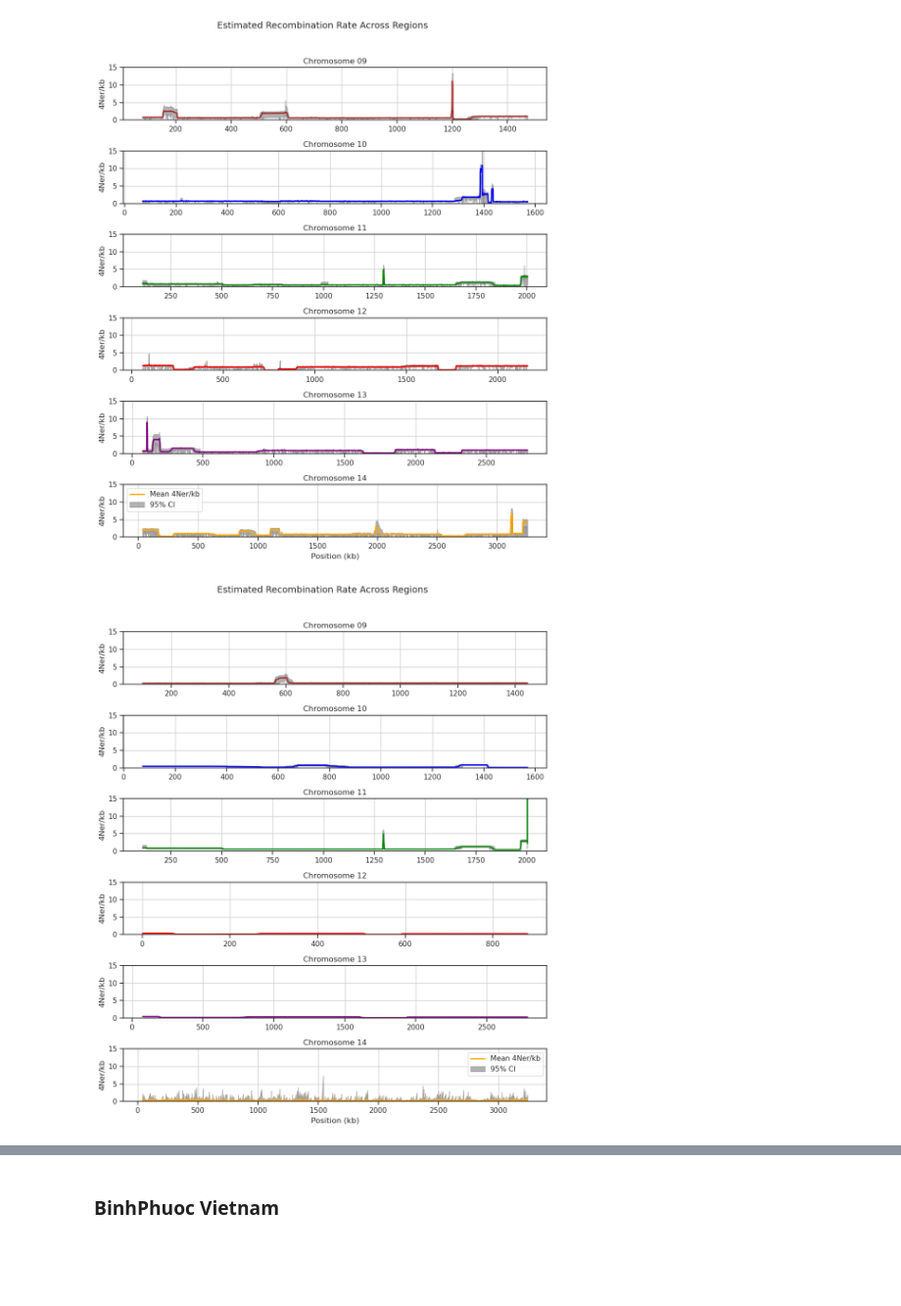
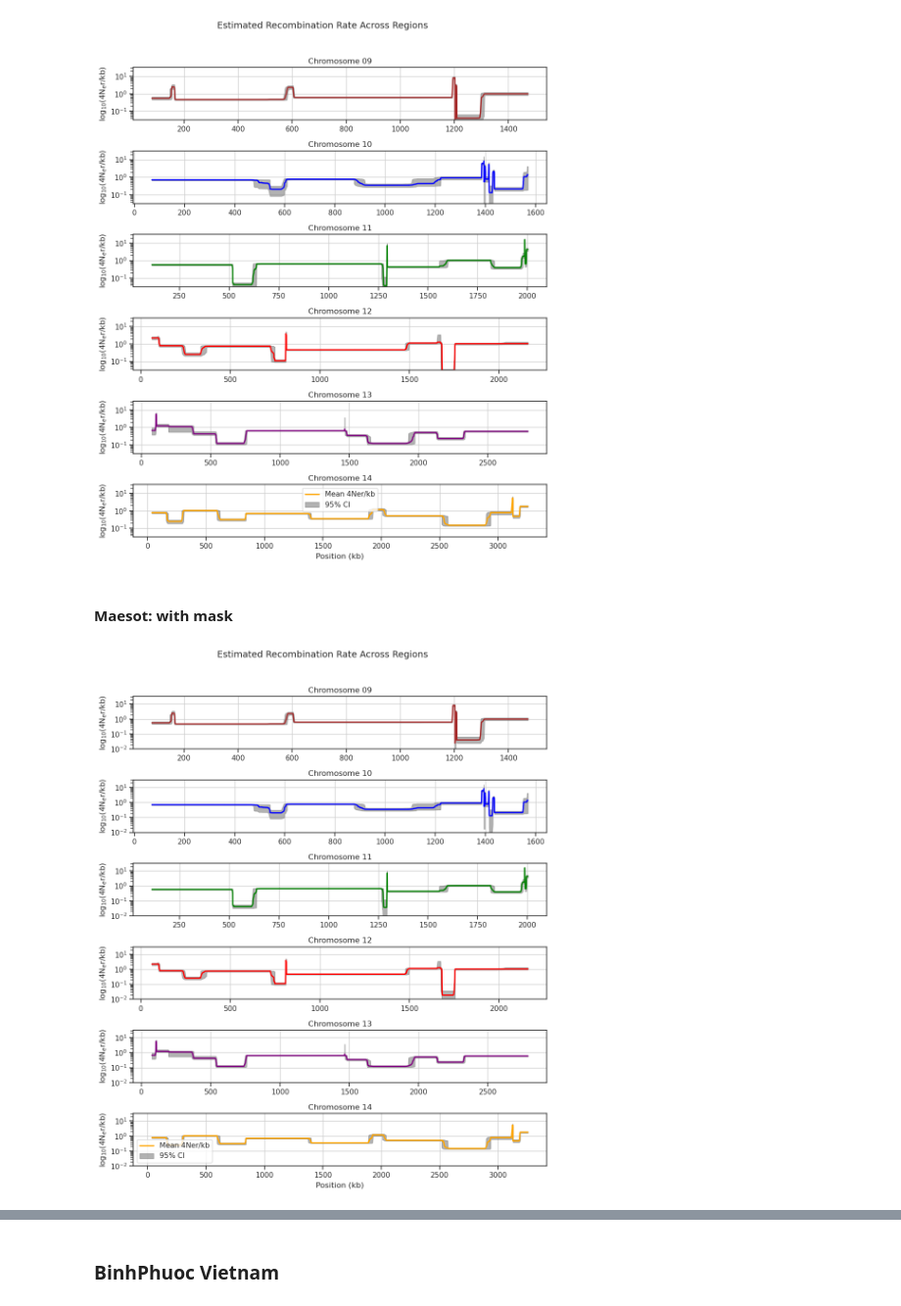
Before and after one commit to Uthara28/Plasmodium_PopGen, a Jupyter notebook: Final_analysis/2_LD_Hat/plot_results.ipynb, the cells around one changed output, grey strips where cells are left out. Shown at 98% size. Drawn from its saved outputs; the diff is of its cells as text; code cells hidden in the pictures; blank space fills up the shorter version.

```diff
--- a/Final_analysis/2_LD_Hat/plot_results.ipynb
+++ b/Final_analysis/2_LD_Hat/plot_results.ipynb
@@ -30,4 +27,0 @@ from scipy.special import logit
-# %%
-filename = '/data/proj2/home/students/u.srinivasan/Plasmodium_us/Inputs/SMC/LD_hat_rho_mu_data/w_missingness/bp_chrom12/outfile.txt'
-df = pd.read_csv(filename, sep='\s+', skiprows=10, header=None, usecols=[0, 1], names=['4Ner(region)', 'Pairwise_Lk'])
-df = df.iloc[1:100,]
@@ -68,4 +27,0 @@ plt.show()
-# %%
-filename = '/data/proj2/home/students/u.srinivasan/Plasmodium_us/Inputs/SMC/LD_hat_rho_mu_data/w_missingness/bp_chrom14/outfile.txt'
-df = pd.read_csv(filename, sep='\s+', skiprows=10, header=None, usecols=[0, 1],names=['4Ner(region)', 'Pairwise_Lk'])
-df = df.iloc[1:100,]
@@ -106,4 +27,0 @@ plt.show()
-# %%
-filename = '/data/proj2/home/students/u.srinivasan/Plasmodium_us/Inputs/SMC/LD_hat_rho_mu_data/Samples_50/ms_chrom12/outfile.txt'
-df = pd.read_csv(filename, sep='\s+', skiprows=10,usecols=[0, 1], header=None, names=['4Ner(region)', 'Pairwise_Lk'])
-df = df.iloc[1:100,]
@@ -149,4 +29,0 @@ plt.show()
-# %%
-o='/data/proj2/home/students/u.srinivasan/Plasmodium_us/Inputs/SMC/LD_hat_rho_mu_data/Samples_50/ms_chrom/outfile.txt'
-df = pd.read_csv(o, sep='\s+', skiprows=10, usecols=[0, 1], header=None, names=['4Ner(region)', 'Pairwise_Lk'])
-df = df.iloc[1:50,]
@@ -208,36 +41,39 @@ res6 = pd.read_csv("/home/usriniva/Desktop/masters/Plasmodium_us_scripts/ld_hat_
 res1 = res1[res1['Loci'] > 0]
 res2 = res2[res2['Loci'] > 0]
 res3 = res3[res3['Loci'] > 0]
 res4 = res4[res4['Loci'] > 0]
 res5 = res5[res5['Loci'] > 0]
 res6 = res6[res6['Loci'] > 0]
 
 chrom_names = ["Chromosome 09", "Chromosome 10", "Chromosome 11", "Chromosome 12",
                "Chromosome 13", "Chromosome 14"]
 dfs = [res1, res2, res3, res4, res5, res6]
 
 colors = ["brown","blue", "green", "red", "purple", "orange"]
 
 fig, axes = plt.subplots(6, 1, figsize=(10, 12))
 
 for ax, df, name, color in zip(axes, dfs, chrom_names, colors):
     ax.plot(df['Loci'], df['Mean_rho'], label='Mean 4Ner/kb',
             color=color, linewidth=2)
     ax.fill_between(df['Loci'], df['L95'], df['U95'],
                     color='gray', alpha=0.6, label='95% CI')
-    ax.set_ylabel("4Ner/kb")
+    ax.set_ylabel(r'log$_{10}$(4N$_e$r/kb)')
     ax.set_title(name)
-    ax.set_ylim(0, 15)
+    ax.set_ylim(10**-1.5, 10**1.5)
+    ax.set_yscale('log')
     ax.grid(True)
 
 axes[-1].set_xlabel("Position (kb)")
 axes[-1].legend()
 
 fig.suptitle("Estimated Recombination Rate Across Regions", fontsize=14)
 plt.tight_layout(rect=[0, 0, 1, 0.96])
 plt.show()
 # %% [output]
-[figure, old version]
+[figure, new version]
+# %% [markdown]
+#### Maesot: with mask
 # %%
 
 
@@ -270,9 +106,10 @@ for ax, df, name, color in zip(axes, dfs, chrom_names, colors):
             color=color, linewidth=2)
     ax.fill_between(df['Loci'], df['L95'], df['U95'],
                     color='gray', alpha=0.6, label='95% CI')
-    ax.set_ylabel("4Ner/kb")
+    ax.set_ylabel(r'log$_{10}$(4N$_e$r/kb)')
     ax.set_title(name)
-    ax.set_ylim(0, 15)
+    ax.set_ylim(10**-2, 10**1.5)
+    ax.set_yscale('log')
     ax.grid(True)
 
 axes[-1].set_xlabel("Position (kb)")
@@ -282,4 +119,4 @@ fig.suptitle("Estimated Recombination Rate Across Regions", fontsize=14)
 plt.tight_layout(rect=[0, 0, 1, 0.96])
 plt.show()
 # %% [output]
-[figure, old version]
+[figure, new version]
```
Also changed, not shown: parts of 25 cells of this notebook, 6 other files.
